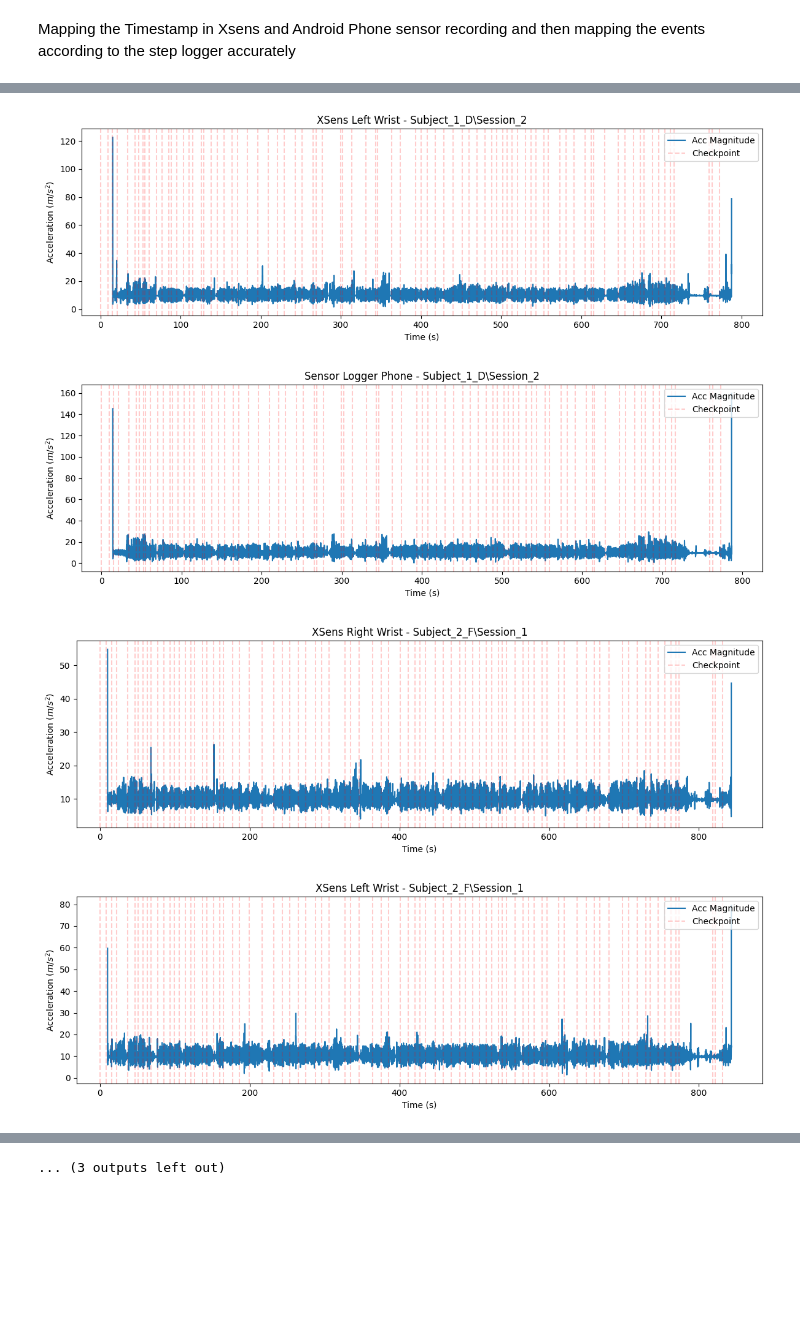
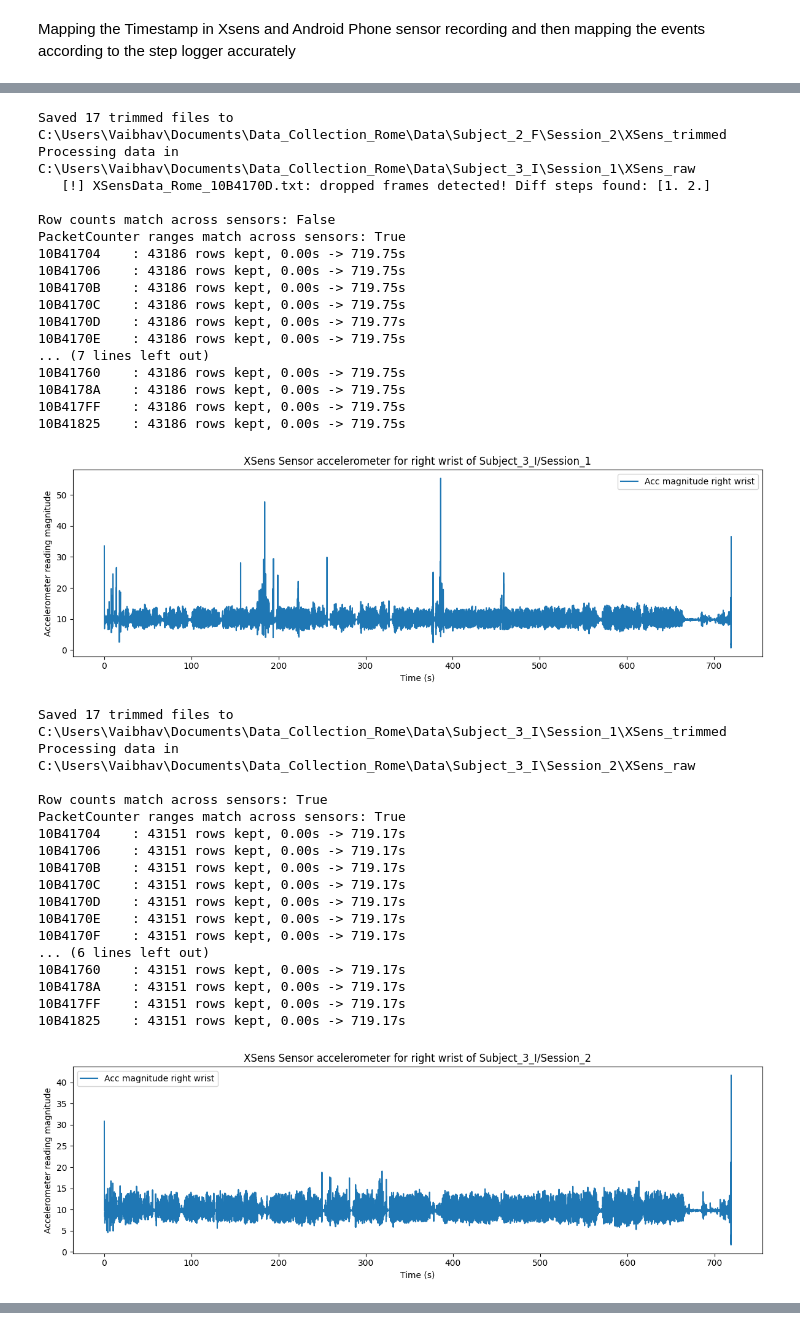
Before and after one commit to vaiv26/IMU-Motion, a Jupyter notebook: Notebooks/DataProcessing.ipynb, the cells around one changed output, grey strips where cells are left out. Saved outputs shown, nothing was run; the diff lists cells and outputs as text; code cells hidden in the pictures; blank space fills up the shorter version.

Commit message:
Added the timestamp to the XSens Sensors

```diff
--- a/Notebooks/DataProcessing.ipynb
+++ b/Notebooks/DataProcessing.ipynb
@@ -662,12 +223,12 @@ def downsample_with_nanos(df: pd.DataFrame, time_col: str, signal_cols: list, or
     out_df = pd.DataFrame(resampled_data)
     out_df[time_col] = new_nanos
 
-    out_df["Time_s"] = ((out_df[time_col] - t0_nano) / 1e9).round(6)
+    out_df["Normalized_time_secs"] = ((out_df[time_col] - t0_nano) / 1e9).round(6)
 
     return out_df
 
 data_doc_dir = Path(r"C:\Users\Vaibhav\Documents\Data_Collection_Rome\Data")
-dir_file = [os.path.join("Subject_1_D", "Session_1"), os.path.join("Subject_1_D", "Session_2"), os.path.join("Subject_2_F", "Session_1"), os.path.join("Subject_2_F", "Session_2"), os.path.join("Subject_3_I", "Session_2")]
+dir_file = [os.path.join("Subject_1_D", "Session_1"), os.path.join("Subject_1_D", "Session_2"), os.path.join("Subject_2_F", "Session_1"), os.path.join("Subject_2_F", "Session_2"), os.path.join("Subject_3_I", "Session_1"), os.path.join("Subject_3_I", "Session_2")]
 
 sensor_logger_recordings_trimmed_dir = os.path.join("Sensor_logger_recordings", "trimmed")
 
@@ -684,7 +245,7 @@ for i in range(len(dir_file)):
     OUT_DIR = Path(os.path.join(data_doc_dir, dir_file[i], "Sensor_logger_recordings", "trimmed_60Hz"))
     OUT_DIR.mkdir(exist_ok=True)
 
-    sensor_logger_df.to_csv(OUT_DIR / f"{sensor_logger_file_prefix}.csv", index=False)
+    resampled_df.to_csv(OUT_DIR / f"{sensor_logger_file_prefix}.csv", index=False)
 
     print(f"Saved {len(sensor_logger_df)} trimmed files to {OUT_DIR}")
 # %% [output]
@@ -696,19 +407,16 @@ Saved 72260 trimmed files to C:\Users\Vaibhav\Documents\Data_Collection_Rome\Dat
 # %%
-dir_file = [os.path.join("Subject_1_D", "Session_1"), os.path.join("Subject_1_D", "Session_2"), os.path.join("Subject_2_F", "Session_1"), os.path.join("Subject_2_F", "Session_2"), os.path.join("Subject_3_I", "Session_2")]
-data_doc_dir = Path(r"C:\Users\Vaibhav\Documents\Data_Collection_Rome\Data")
+ses = ["Session_1", "Session_2"]
+Data_Dir = Path(r"C:\Users\Vaibhav\Documents\Data_Collection_Rome\Data")
 
-sensor_trimmed_dir = "XSens_trimmed"
-
-sensor_logger_recordings_trimmed_dir = os.path.join("Sensor_logger_recordings", "trimmed_60Hz")
-
-step_logger_dir = "Step_logger"
-
-xsens_file_prefix_right_wrist = "trimmed_10B41710"
-xsens_file_prefix_left_wrist = "trimmed_10B4170C"
-
-step_logger_file_prefix = "buttonsPressed"
-
-sensor_logger_file_prefix = "trimmed_TotalAcceleration"
-
-plot_acceleration_magnitude_with_checkpoints(dir_file, data_doc_dir, sensor_trimmed_dir, sensor_logger_recordings_trimmed_dir, step_logger_dir, xsens_file_prefix_right_wrist, xsens_file_prefix_left_wrist, step_logger_file_prefix, sensor_logger_file_prefix)
+for folder in Data_Dir.iterdir():
+    for session in ses:
+        DATA_DIR = folder / session / "XSens_raw"
+        FILE_PREFIX = "XSensData_Rome" + "_"
+        print(f"Processing data in {DATA_DIR}")
+        # Load the Sensor Logger data
+        DATA_DIR_Sensor_logger = folder / session / os.path.join("Sensor_logger_recordings", "trimmed_60Hz")
+        file_prefix = "trimmed_TotalAcceleration"
+        sensor_logger_path = os.path.join(DATA_DIR_Sensor_logger, f"{file_prefix}.csv")
+        sensor_logger_df = pd.read_csv(sensor_logger_path, delimiter=',', header=0)
+        get_trimmed_dir(DATA_DIR, FILE_PREFIX,sensor_logger_df["time"][0])
 # %% [output]
@@ -719,4 +495,36 @@ plot_acceleration_magnitude_with_checkpoints(dir_file, data_doc_dir, sensor_trim
+Saved 17 trimmed files to C:\Users\Vaibhav\Documents\Data_Collection_Rome\Data\Subject_2_F\Session_2\XSens_trimmed
+Processing data in C:\Users\Vaibhav\Documents\Data_Collection_Rome\Data\Subject_3_I\Session_1\XSens_raw
+   [!] XSensData_Rome_10B4170D.txt: dropped frames detected! Diff steps found: [1. 2.]
+
+Row counts match across sensors: False
+PacketCounter ranges match across sensors: True
+10B41704    : 43186 rows kept, 0.00s -> 719.75s
+10B41706    : 43186 rows kept, 0.00s -> 719.75s
+10B4170B    : 43186 rows kept, 0.00s -> 719.75s
+10B4170C    : 43186 rows kept, 0.00s -> 719.75s
+10B4170D    : 43186 rows kept, 0.00s -> 719.77s
+10B4170E    : 43186 rows kept, 0.00s -> 719.75s
+... (7 lines left out)
+10B41760    : 43186 rows kept, 0.00s -> 719.75s
+10B4178A    : 43186 rows kept, 0.00s -> 719.75s
+10B417FF    : 43186 rows kept, 0.00s -> 719.75s
+10B41825    : 43186 rows kept, 0.00s -> 719.75s
-[figure, old version]
+[figure, new version]
+Saved 17 trimmed files to C:\Users\Vaibhav\Documents\Data_Collection_Rome\Data\Subject_3_I\Session_1\XSens_trimmed
+Processing data in C:\Users\Vaibhav\Documents\Data_Collection_Rome\Data\Subject_3_I\Session_2\XSens_raw
+
+Row counts match across sensors: True
+PacketCounter ranges match across sensors: True
+10B41704    : 43151 rows kept, 0.00s -> 719.17s
+10B41706    : 43151 rows kept, 0.00s -> 719.17s
+10B4170B    : 43151 rows kept, 0.00s -> 719.17s
+10B4170C    : 43151 rows kept, 0.00s -> 719.17s
+10B4170D    : 43151 rows kept, 0.00s -> 719.17s
+10B4170E    : 43151 rows kept, 0.00s -> 719.17s
+10B4170F    : 43151 rows kept, 0.00s -> 719.17s
+... (6 lines left out)
+10B41760    : 43151 rows kept, 0.00s -> 719.17s
+10B4178A    : 43151 rows kept, 0.00s -> 719.17s
+10B417FF    : 43151 rows kept, 0.00s -> 719.17s
+10B41825    : 43151 rows kept, 0.00s -> 719.17s
-[figure, old version]
+[figure, new version]
-[figure, removed]
-[figure, removed]
@@ -727 +530,0 @@ plot_acceleration_magnitude_with_checkpoints(dir_file, data_doc_dir, sensor_trim
-... (3 outputs left out)
```
Also changed, not shown: parts of 17 cells of this notebook.
